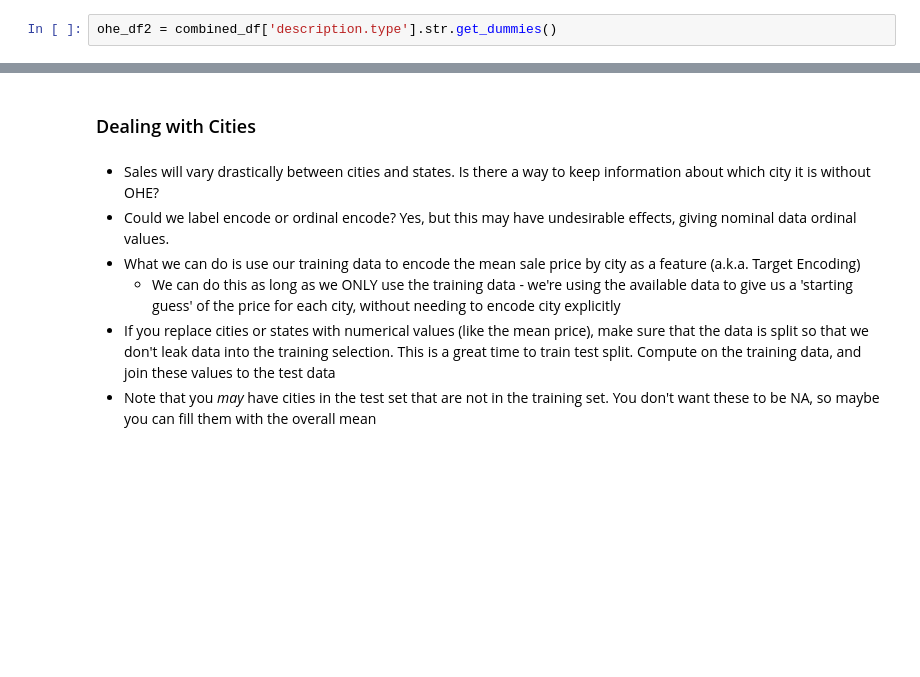
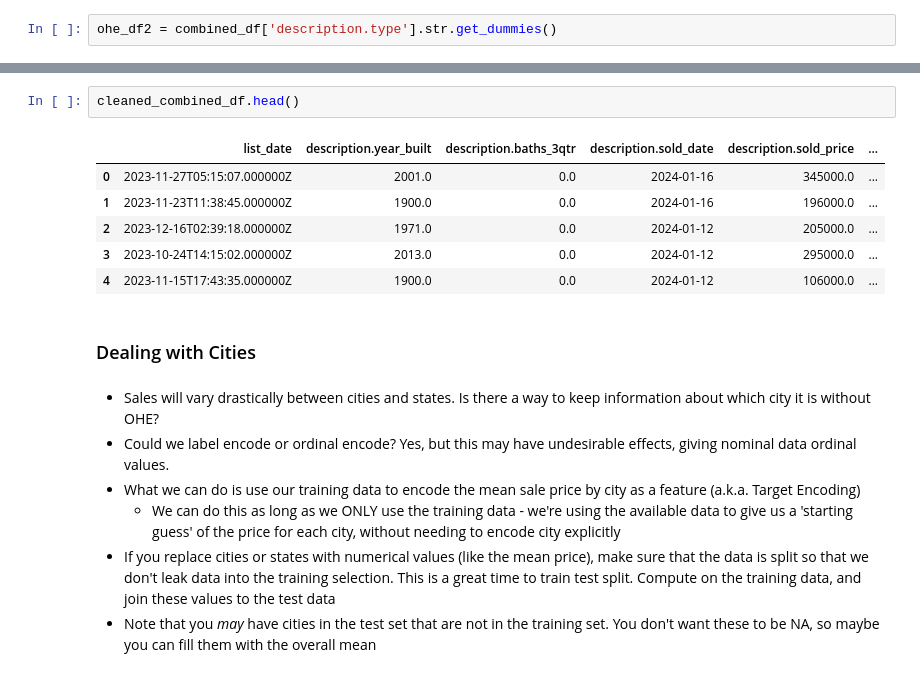
Before and after one commit to Gur212/Data-Science-Midterm-Project, a Jupyter notebook: notebooks/1 - EDA.ipynb, the cells around one changed output, grey strips where cells are left out. Saved outputs shown, nothing was run; the diff lists cells and outputs as text; blank space fills up the shorter version.

```diff
--- a/notebooks/1 - EDA.ipynb
+++ b/notebooks/1 - EDA.ipynb
@@ -716,3 +735,12 @@ Skipping column due to error: name
+# %%
+cleaned_combined_df.head()
+# %% [output]
+|  | list_date | description.year_built | description.baths_3qtr | description.sold_date | description.sold_price | ... |
+| 0 | 2023-11-27T05:15:07.000000Z | 2001.0 | 0.0 | 2024-01-16 | 345000.0 | ... |
+| 1 | 2023-11-23T11:38:45.000000Z | 1900.0 | 0.0 | 2024-01-16 | 196000.0 | ... |
+| 2 | 2023-12-16T02:39:18.000000Z | 1971.0 | 0.0 | 2024-01-12 | 205000.0 | ... |
+| 3 | 2023-10-24T14:15:02.000000Z | 2013.0 | 0.0 | 2024-01-12 | 295000.0 | ... |
+| 4 | 2023-11-15T17:43:35.000000Z | 1900.0 | 0.0 | 2024-01-12 | 106000.0 | ... |
 # %% [markdown]
 ### Dealing with Cities
 # %% [markdown]
```
Also changed, not shown: parts of 9 cells of this notebook.
